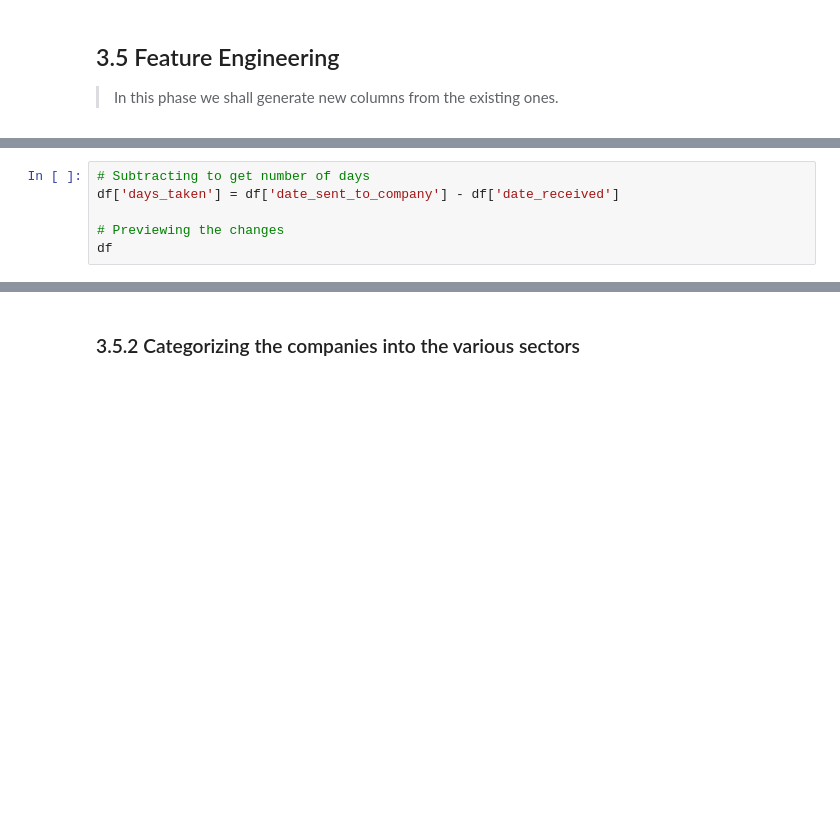
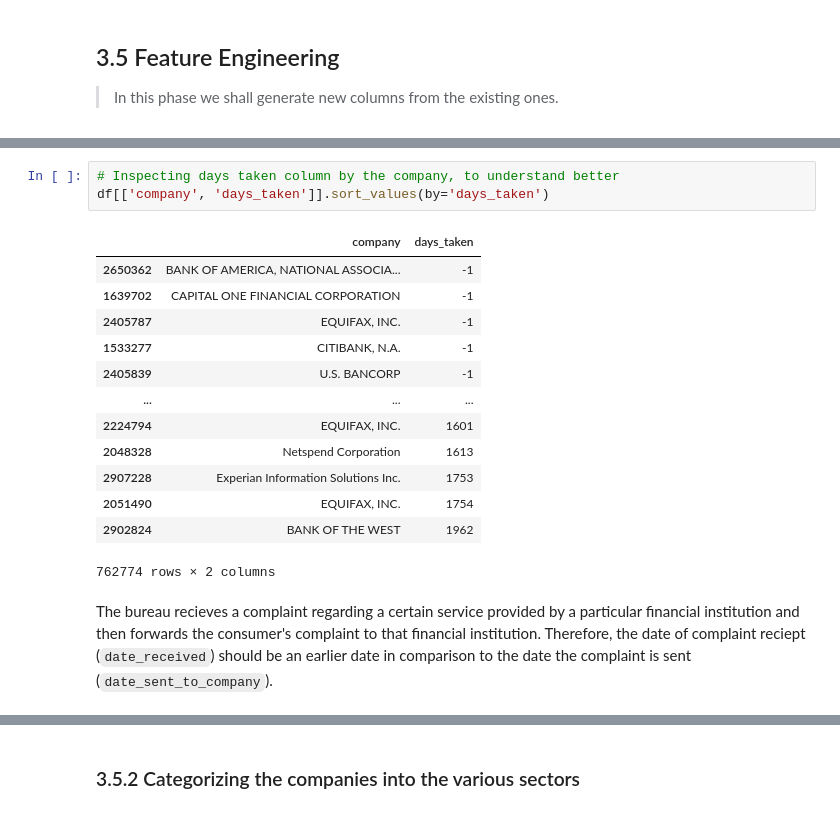
Before and after one commit to abnormalDistribute/Capstone-Project---Consumer-Complaints, a Jupyter notebook: index.ipynb, the cells around one changed output, grey strips where cells are left out. Drawn from its saved outputs; the diff is of its cells as text; blank space fills up the shorter version.

```diff
--- a/index.ipynb
+++ b/index.ipynb
@@ -596,6 +616,0 @@ After cleaning: this data has 762774 rows and 12 columns
-# %%
-# Subtracting to get number of days
-df['days_taken'] = df['date_sent_to_company'] - df['date_received']
-
-# Previewing the changes
-df
@@ -651,0 +702,19 @@ df
+# %%
+# Inspecting days taken column by the company, to understand better
+df[['company', 'days_taken']].sort_values(by='days_taken')
+# %% [output]
+|  | company | days_taken |
+| 2650362 | BANK OF AMERICA, NATIONAL ASSOCIA... | -1 |
+| 1639702 | CAPITAL ONE FINANCIAL CORPORATION | -1 |
+| 2405787 | EQUIFAX, INC. | -1 |
+| 1533277 | CITIBANK, N.A. | -1 |
+| 2405839 | U.S. BANCORP | -1 |
+| ... | ... | ... |
+| 2224794 | EQUIFAX, INC. | 1601 |
+| 2048328 | Netspend Corporation | 1613 |
+| 2907228 | Experian Information Solutions Inc. | 1753 |
+| 2051490 | EQUIFAX, INC. | 1754 |
+| 2902824 | BANK OF THE WEST | 1962 |
+762774 rows × 2 columns
+# %% [markdown]
+The bureau recieves a complaint regarding a certain service provided by a particular financial institution and then forwards the consumer's complaint to that financial institution. Therefore, the date of complaint reciept (`date_received`) should be an earlier date in comparison to the date the complaint is sent (`date_sent_to_company`).
```
Also changed, not shown: parts of 21 cells of this notebook.
